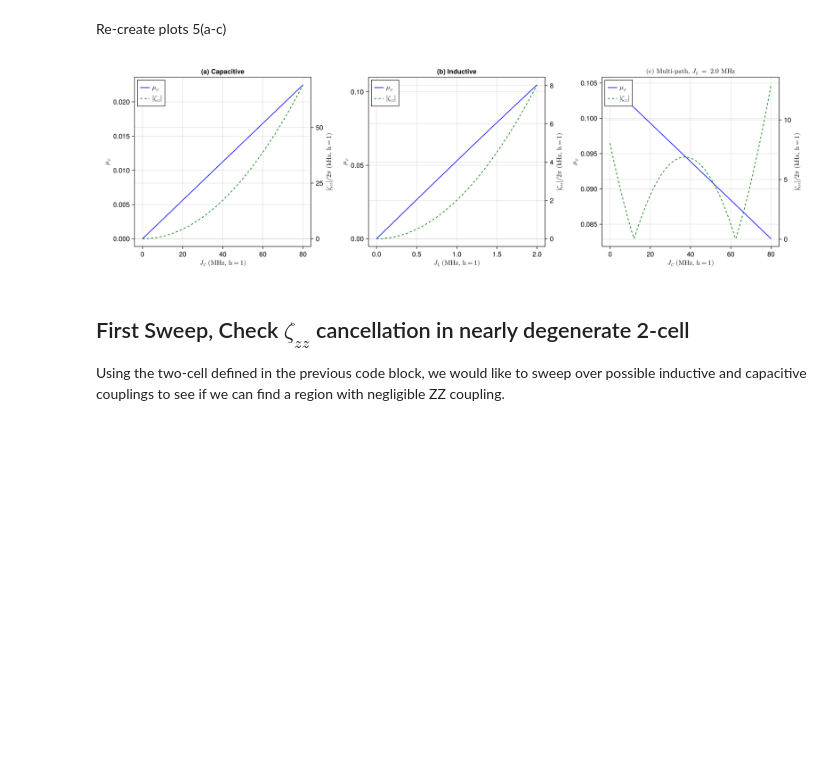
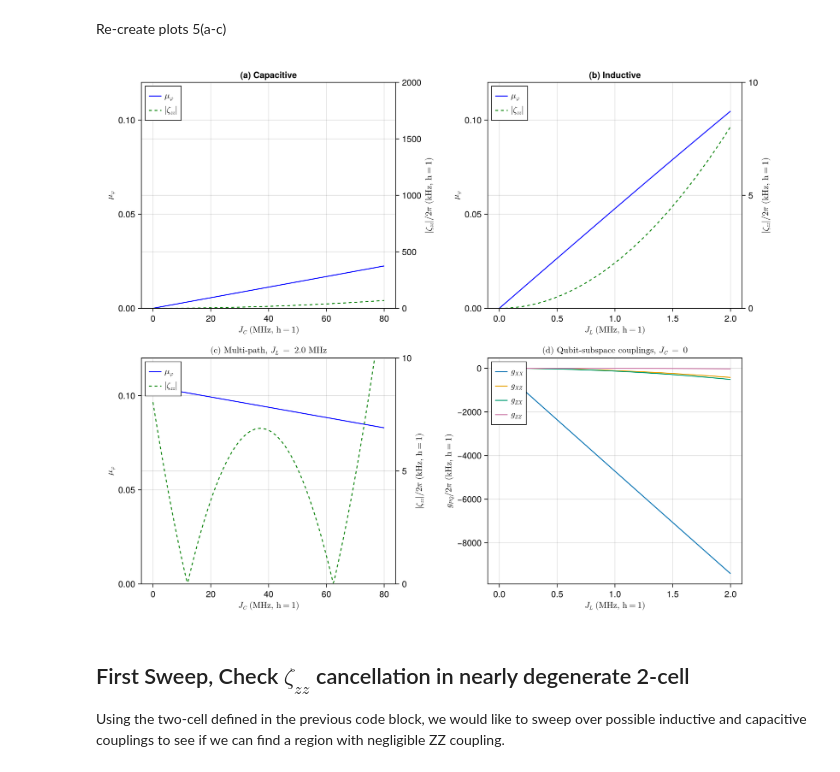
Before and after one commit to brisenodaniel/XoniumUnitCell.jl, a Jupyter notebook: notebooks/2Q.ipynb, the cells around one changed output. Drawn from its saved outputs; the diff is of its cells as text; code cells hidden in the pictures; blank space fills up the shorter version.

```diff
--- a/notebooks/2Q.ipynb
+++ b/notebooks/2Q.ipynb
@@ -208,10 +276,10 @@ long_coupling_sweep (generic function with 1 method)
 # %% [markdown]
 Define fluxonia and uncoupled cell
 # %%
-fbA_params = (EJ=4.0, EC=1.0, EL=0.9, δϕ=π, n_g=0.0, Φext_incos=true) |> tounit_ħ
-fbB_params = (EJ=4.0, EC=1.0, EL=1.0, δϕ=π, n_g=0.0, Φext_incos=true) |> tounit_ħ
-fbA, fbB = [
-    fluxonium(;p..., name=lbl, nlev=40) |> sys -> to_energy_basis(sys; etol=1e-9) |> sys -> truncate_sys(sys, 5)
+fbA_params = (EJ=4.0, EC=1.0, EL=0.9, δϕ=π, n_g=0.0, Φext_incos=false, name=:fA) |> tounit_ħ
+fbB_params = (EJ=4.0, EC=1.0, EL=1.0, δϕ=π, n_g=0.0, Φext_incos=false, name=:fB) |> tounit_ħ
+fbA, fbB =  [
+    fluxonium(;p..., nlev=40) |> sys -> to_energy_basis(sys; etol=1e-9) |> sys -> truncate_sys(sys, 5)
     for (p, lbl) in zip([fbA_params, fbB_params], (:fA, :fB))
 ]
 fb_cell = fbA ⊗ fbB;
@@ -243,5 +293,8 @@ Jc_v = range(0.0, 80, 300) .* MHzh_conv |> collect
 # %% [markdown]
 Run Sweep
 # %%
-ζzz_fb, μφ, Js = long_coupling_sweep(fb_cell, Jl_v, Jc_v);
+# ζzz_fb, μφ, Js = long_coupling_sweep(fb_cell, Jl_v, Jc_v);
+res_fig5 = tai_chi_coupling_sweep(fb_cell; JLs=Jl_v, JCs=Jc_v, include_crossterms=true);
+ζzzs, μφs, Js = [res_fig5[sym] for sym in (:ζzz_mtrx, :μφ_mtrx, :J_mtrx)]
+gs = res_fig5.g_mtrx # qubit-subspace couplings (xx, xz, zx, zz), rad/ns
 # %% [output]
@@ -253,40 +306,54 @@ Re-create plots 5(a-c)
     plot_ζzz_μφ(subfig, J, ζzz, μφ; x_lbl, yL_lbl, yR_lbl) -> (ax_μφ, ax_ζzz)
 
 Dual-axis plot of the normalized cross matrix element `μφ` (left, blue) and `|ζzz|/2π` (right, green dashed)
 against a coupling strength. `J` is in MHz (h=1) and `ζzz` in rad/ns (ħ=1); it is converted to kHz here.
 """
 function plot_ζzz_μφ(
     subfig::CairoMakie.GridPosition,
     J::AbstractVector{<:Real},
     ζzz::AbstractVector{<:Real},
     μφ::AbstractVector{<:Real};
     yL_lbl::AbstractString=L"\mu_\varphi",
     yR_lbl::AbstractString=L"$|\zeta_{zz}|/2\pi$ (kHz, h=1)",
     x_lbl::AbstractString="J",
     title::AbstractString="",
+    yL_lims=(0, 0.12),
+    yR_lims=nothing,
     )
     ax_μφ = Axis(subfig; xlabel=x_lbl, ylabel=yL_lbl, title=title)
     ax_ζzz = Axis(subfig; ylabel=yR_lbl, yaxisposition=:right)
     hidexdecorations!(ax_ζzz)
     hidespines!(ax_ζzz, :l, :b, :t)
     l_μ = lines!(ax_μφ, J, μφ; color=:blue)
     l_ζ = lines!(ax_ζzz, J, abs.(ζzz) .* (1e6 / 2π); color=:green, linestyle=:dash)
     linkxaxes!(ax_μφ, ax_ζzz)
+    ylims!(ax_μφ, yL_lims...)
+    isnothing(yR_lims) || ylims!(ax_ζzz, yR_lims...)
     axislegend(ax_μφ, [l_μ, l_ζ], [L"\mu_\varphi", L"|\zeta_{zz}|"]; position=:lt)
     return ax_μφ, ax_ζzz
 end
 
 Jl_MHz, Jc_MHz = Jl_v ./ MHzh_conv, Jc_v ./ MHzh_conv
-fig = Figure(size=(1500, 450))
+fig = Figure(size=(1100, 900))
 
-# (a) capacitive coupling only, (b) inductive coupling only, (c) multi-path with J_L = 2 MHz
-plot_ζzz_μφ(fig[1,1], Jc_MHz, ζzz_fb[1,:], μφ[1,:]; x_lbl=L"$J_C$ (MHz, h=1)", title="(a) Capacitive")
-plot_ζzz_μφ(fig[1,2], Jl_MHz, ζzz_fb[:,1], μφ[:,1]; x_lbl=L"$J_L$ (MHz, h=1)", title="(b) Inductive")
-plot_ζzz_μφ(fig[1,3], Jc_MHz, ζzz_fb[end,:], μφ[end,:]; x_lbl=L"$J_C$ (MHz, h=1)",
-    title=L"(c) Multi-path, $J_L$ = %$(Jl_MHz[end]) MHz")
+# (a) capacitive coupling only, (b) inductive coupling only, (c) multi-path with J_L = 2 MHz,
+# (d) qubit-subspace couplings for the inductive cut of (b), J_C = 0
+plot_ζzz_μφ(fig[1,1], Jc_MHz, ζzzs[1,:], μφs[1,:]; x_lbl=L"$J_C$ (MHz, h=1)", title="(a) Capacitive",
+    yR_lims=(0, 2000))
+plot_ζzz_μφ(fig[1,2], Jl_MHz, ζzzs[:,1], μφs[:,1]; x_lbl=L"$J_L$ (MHz, h=1)", title="(b) Inductive",
+    yR_lims=(0, 10))
+plot_ζzz_μφ(fig[2,1], Jc_MHz, ζzzs[end,:], μφs[end,:]; x_lbl=L"$J_C$ (MHz, h=1)",
+    title=L"(c) Multi-path, $J_L$ = %$(Jl_MHz[end]) MHz", yR_lims=(0, 10))
+
+ax_g = Axis(fig[2,2]; xlabel=L"$J_L$ (MHz, h=1)", ylabel=L"$g_{PQ}/2\pi$ (kHz, h=1)",
+    title=L"(d) Qubit-subspace couplings, $J_C$ = 0")
+for (k, lbl) in pairs((xx=L"g_{XX}", xz=L"g_{XZ}", zx=L"g_{ZX}", zz=L"g_{ZZ}"))
+    lines!(ax_g, Jl_MHz, gs[k][:,1] .* (1e6 / 2π); label=lbl)
+end
+axislegend(ax_g; position=:lt)
 fig
 # %% [output]
-[figure, old version]
+[figure, new version]
 # %% [markdown]
 ## First Sweep, Check $\zeta_{zz}$ cancellation in nearly degenerate 2-cell
 
```
Also changed, not shown: parts of 14 cells of this notebook, 9 other files.
